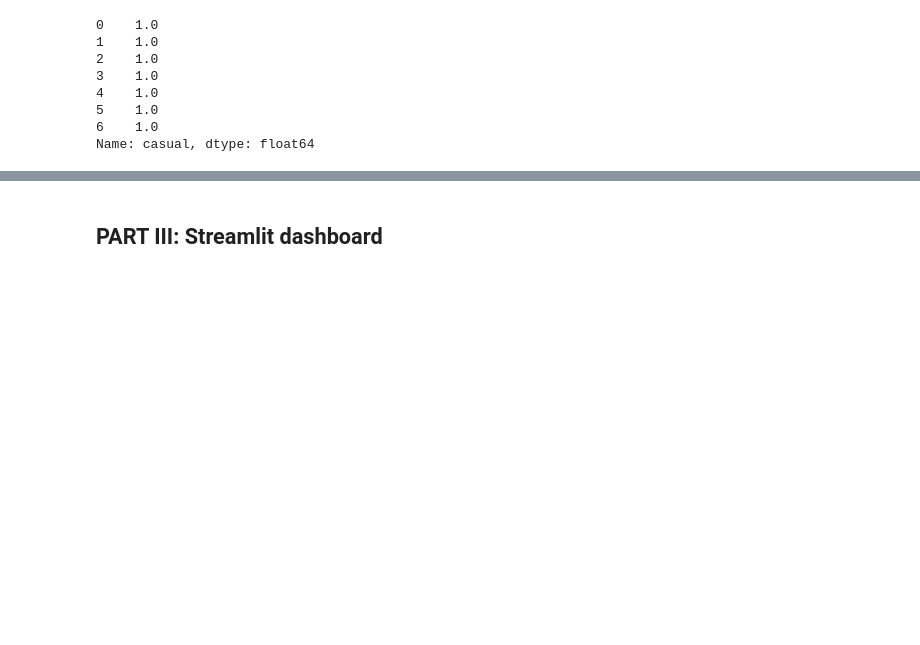
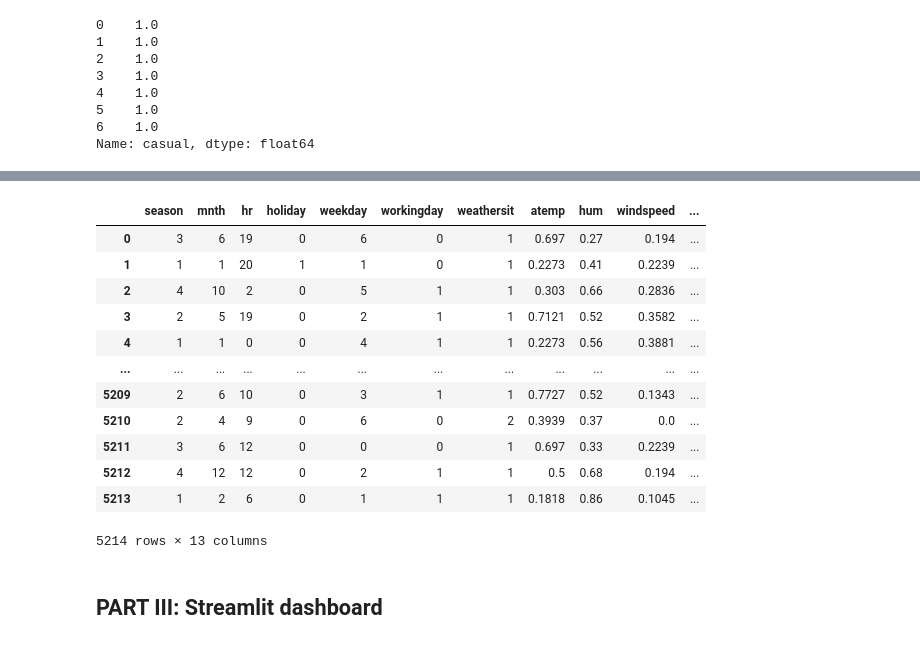
Before and after one commit to badek23/BikeRentalPredictions, a Jupyter notebook: EDA and Model Creation.ipynb, the cells around one changed output, grey strips where cells are left out. Drawn from its saved outputs; the diff is of its cells as text; code cells hidden in the pictures; blank space fills up the shorter version.

```diff
--- a/EDA and Model Creation.ipynb
+++ b/EDA and Model Creation.ipynb
@@ -334,3 +434,19 @@ Name: casual, dtype: float64
+# %%
+real_pred_full
+# %% [output]
+|  | season | mnth | hr | holiday | weekday | workingday | weathersit | atemp | hum | windspeed | ... |
+| 0 | 3 | 6 | 19 | 0 | 6 | 0 | 1 | 0.697 | 0.27 | 0.194 | ... |
+| 1 | 1 | 1 | 20 | 1 | 1 | 0 | 1 | 0.2273 | 0.41 | 0.2239 | ... |
+| 2 | 4 | 10 | 2 | 0 | 5 | 1 | 1 | 0.303 | 0.66 | 0.2836 | ... |
+| 3 | 2 | 5 | 19 | 0 | 2 | 1 | 1 | 0.7121 | 0.52 | 0.3582 | ... |
+| 4 | 1 | 1 | 0 | 0 | 4 | 1 | 1 | 0.2273 | 0.56 | 0.3881 | ... |
+| ... | ... | ... | ... | ... | ... | ... | ... | ... | ... | ... | ... |
+| 5209 | 2 | 6 | 10 | 0 | 3 | 1 | 1 | 0.7727 | 0.52 | 0.1343 | ... |
+| 5210 | 2 | 4 | 9 | 0 | 6 | 0 | 2 | 0.3939 | 0.37 | 0.0 | ... |
+| 5211 | 3 | 6 | 12 | 0 | 0 | 0 | 1 | 0.697 | 0.33 | 0.2239 | ... |
+| 5212 | 4 | 12 | 12 | 0 | 2 | 1 | 1 | 0.5 | 0.68 | 0.194 | ... |
+| 5213 | 1 | 2 | 6 | 0 | 1 | 1 | 1 | 0.1818 | 0.86 | 0.1045 | ... |
+5214 rows × 13 columns
 # %% [markdown]
 ## PART III: Streamlit dashboard
 # %%
```
Also changed, not shown: parts of 13 cells of this notebook, 5 other files.
